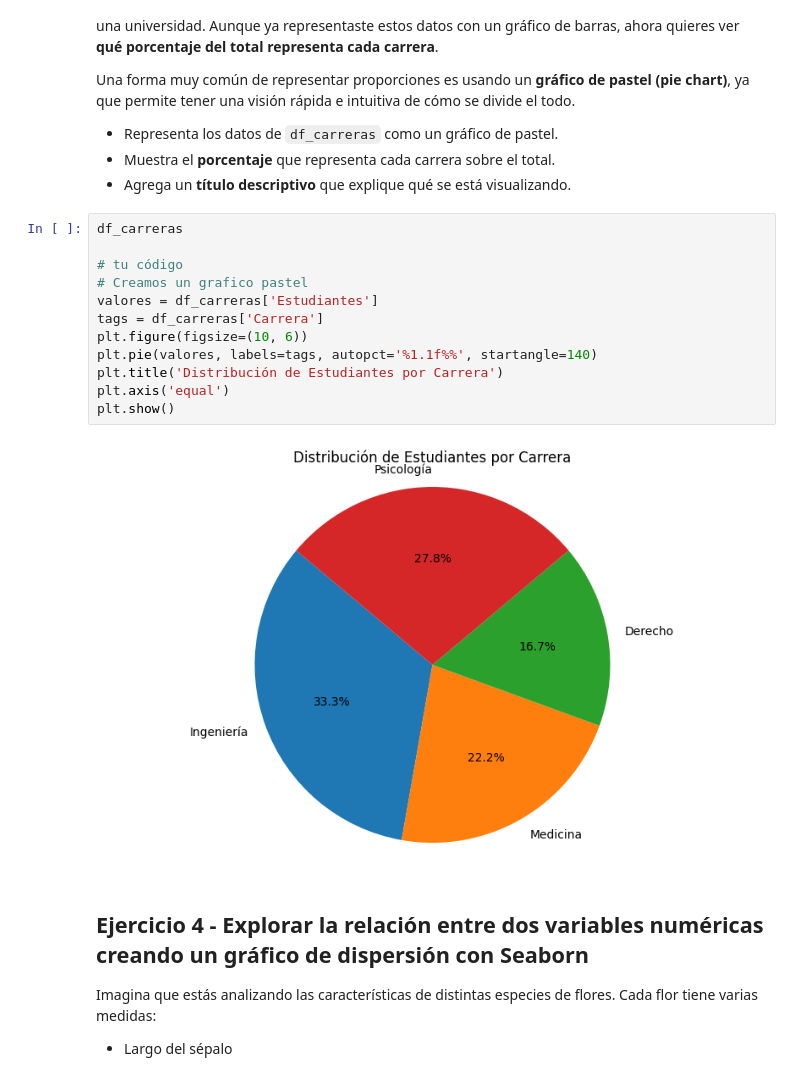
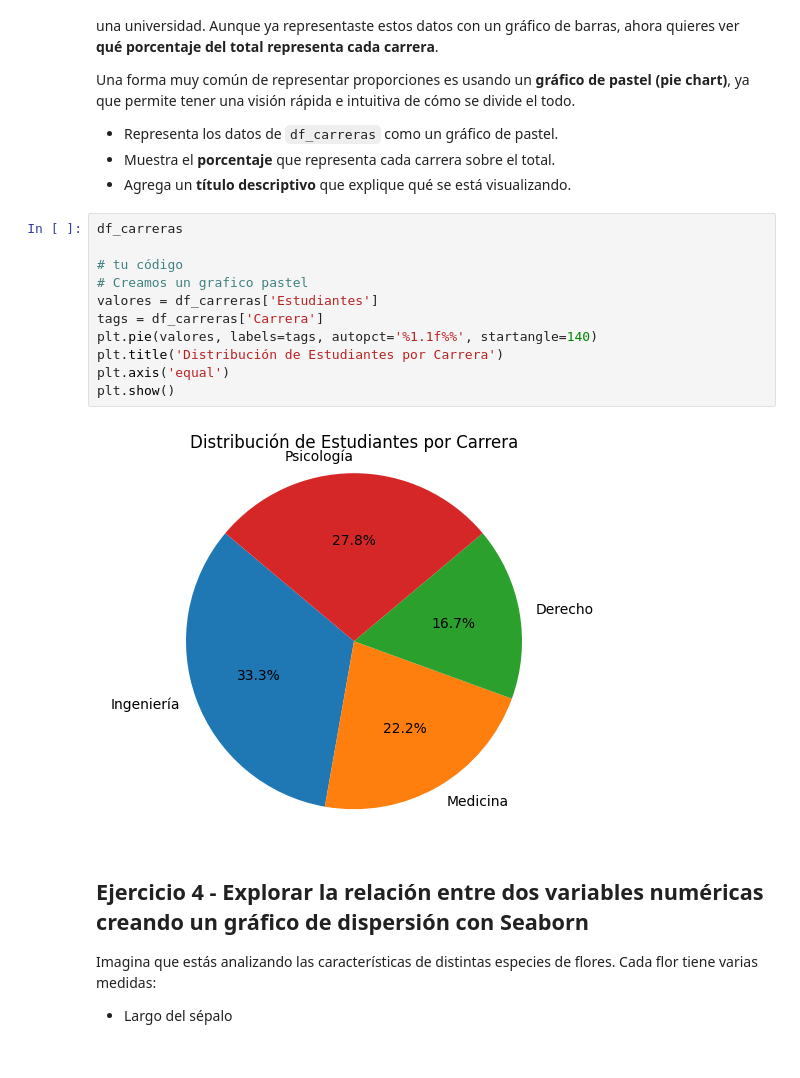
Before and after one commit to 4GeeksAcademy/Aliasys---Proyecto-Matplotlib-y-Seaborn, a Jupyter notebook: notebook/problems.es.ipynb, the cells around one changed output. Saved outputs shown, nothing was run; the diff lists cells and outputs as text.

```diff
--- a/notebook/problems.es.ipynb
+++ b/notebook/problems.es.ipynb
@@ -126,17 +124,16 @@ Una forma muy común de representar proporciones es usando un **gráfico de past
 # %%
 df_carreras
 
 # tu código
 # Creamos un grafico pastel
 valores = df_carreras['Estudiantes']
 tags = df_carreras['Carrera']
-plt.figure(figsize=(10, 6))
 plt.pie(valores, labels=tags, autopct='%1.1f%%', startangle=140)
 plt.title('Distribución de Estudiantes por Carrera')
 plt.axis('equal')
 plt.show()
 # %% [output]
-[figure, old version]
+[figure, new version]
 # %% [markdown]
 ## Ejercicio 4 - Explorar la relación entre dos variables numéricas creando un gráfico de dispersión con Seaborn
 
```
Also changed, not shown: parts of 7 cells of this notebook.
